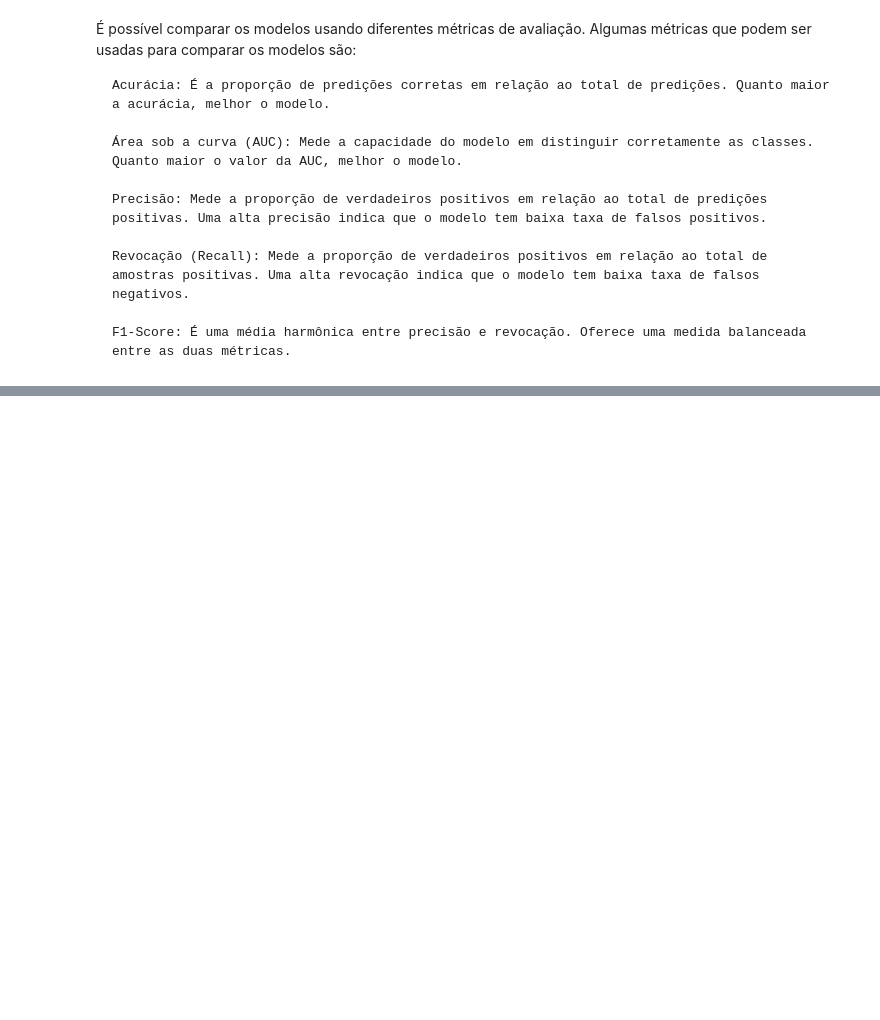
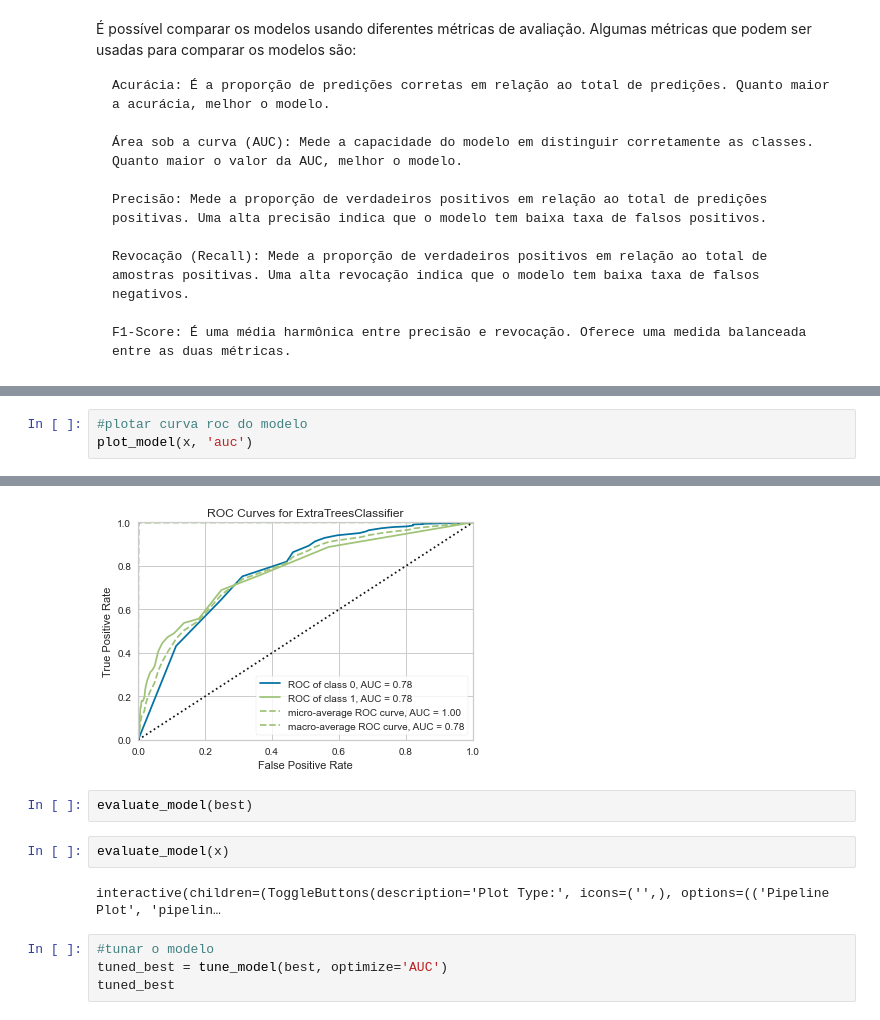
Before and after one commit to k-marcelino/EAD0830---IA-e-ML-Aplicados-a-Finan-as, a Jupyter notebook: Atividade 2/atividade2.ipynb, the cells around one changed output, grey strips where cells are left out. Saved outputs shown, nothing was run; the diff lists cells and outputs as text; blank space fills up the shorter version.

```diff
--- a/Atividade 2/atividade2.ipynb
+++ b/Atividade 2/atividade2.ipynb
@@ -487,0 +628,4 @@ Para mitigar as falhas da acurácia em cenários de desbalanceamento de classes,
+# %%
+#plotar curva roc do modelo
+plot_model(x, 'auc')
+# %% [output]
@@ -487,0 +633,11 @@ Para mitigar as falhas da acurácia em cenários de desbalanceamento de classes,
+[figure, added]
+# %%
+evaluate_model(best)
+# %%
+evaluate_model(x)
+# %% [output]
+interactive(children=(ToggleButtons(description='Plot Type:', icons=('',), options=(('Pipeline Plot', 'pipelin…
+# %%
+#tunar o modelo
+tuned_best = tune_model(best, optimize='AUC')
+tuned_best
```
Also changed, not shown: parts of 54 cells of this notebook, 3 other files.
